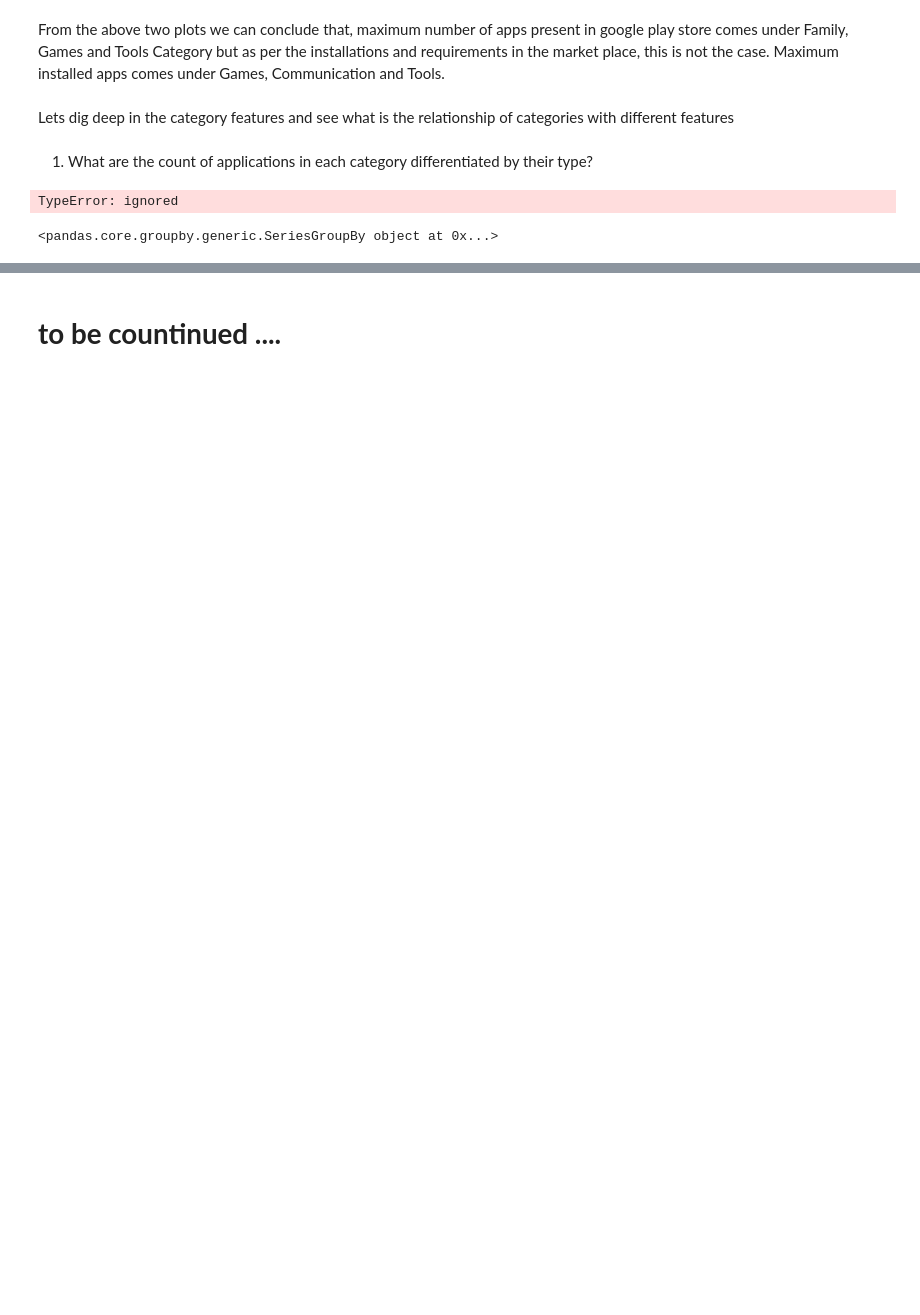
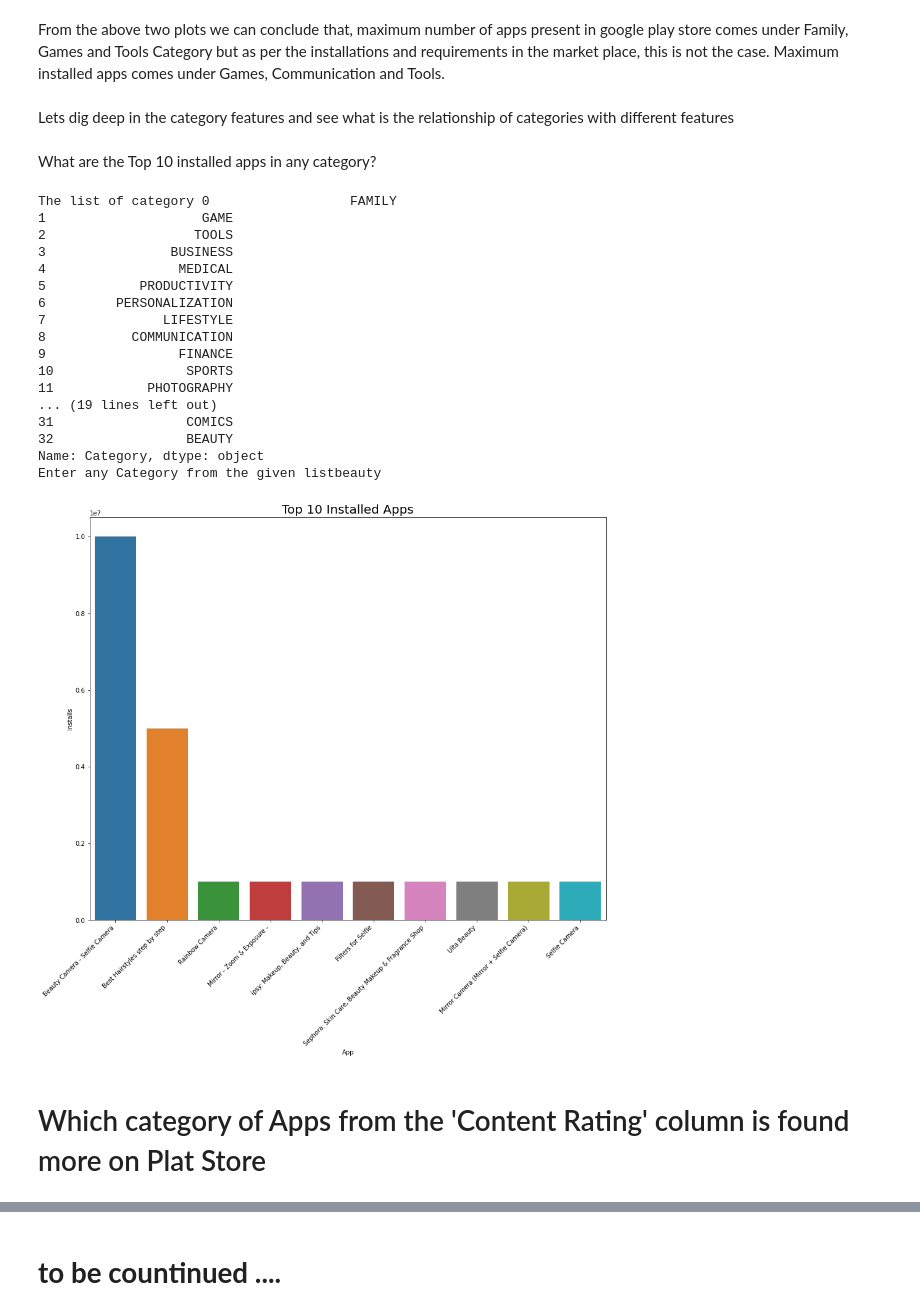
Before and after one commit to soniNiharika/EDA-project, a Jupyter notebook: Copy_of_Play_Store_App_Review_Analysis_Capstone_Project.ipynb, the cells around one changed output, grey strips where cells are left out. Saved outputs shown, nothing was run; the diff lists cells and outputs as text; code cells hidden in the pictures; blank space fills up the shorter version.

```diff
--- a/Copy_of_Play_Store_App_Review_Analysis_Capstone_Project.ipynb
+++ b/Copy_of_Play_Store_App_Review_Analysis_Capstone_Project.ipynb
@@ -628,16 +628,40 @@ From the above two plots we can conclude that, maximum number of apps present in
 # %% [markdown]
 Lets dig deep in the category features
 and see what is the relationship of categories with different features
-# %% [markdown]
-
-
-1.   What are the count of applications in each category differentiated by their type?
-# %%
-app_count = df_Play_Store.groupby(['Category','Type'])['App'].value_counts()
-# .reset_index().rename(columns={'App':'Count','index':'App'})
-# %% [output]
-TypeError: ignored
-# %%
-app_count
-# %% [output]
-<pandas.core.groupby.generic.SeriesGroupBy object at 0x...>
+# %% [markdown]
+What are the Top 10 installed apps in any category?
+# %%
+def top10Apps(str):
+    str = str.upper()
+    top10 = df_Play_Store[df_Play_Store['Category'] == str].sort_values(by='Installs', ascending=False).head(10)
+    # top10apps = top10.sort_values(by='Installs', ascending=False).head(10)
+    # Top_Apps_in_art_and_design
+    plt.figure(figsize=(15,12))
+    plt.title('Top 10 Installed Apps',size = 20);
+    graph = sns.barplot(x = top10.App, y = top10.Installs)
+    graph.set_xticklabels(graph.get_xticklabels(), rotation= 45, horizontalalignment='right');
+# %%
+print(f'The list of category {Category_df.Category}')
+Str = input('Enter any Category from the given list' )
+top10Apps(Str)
+# %% [output]
+The list of category 0                  FAMILY
+1                    GAME
+2                   TOOLS
+3                BUSINESS
+4                 MEDICAL
+5            PRODUCTIVITY
+6         PERSONALIZATION
+7               LIFESTYLE
+8           COMMUNICATION
+9                 FINANCE
+10                 SPORTS
+11            PHOTOGRAPHY
+... (19 lines left out)
+31                 COMICS
+32                 BEAUTY
+Name: Category, dtype: object
+Enter any Category from the given listbeauty
+[figure, added]
+# %% [markdown]
+# Which category of Apps from the 'Content Rating' column is found more on Plat Store
```
Also changed, not shown: parts of 11 cells of this notebook.
